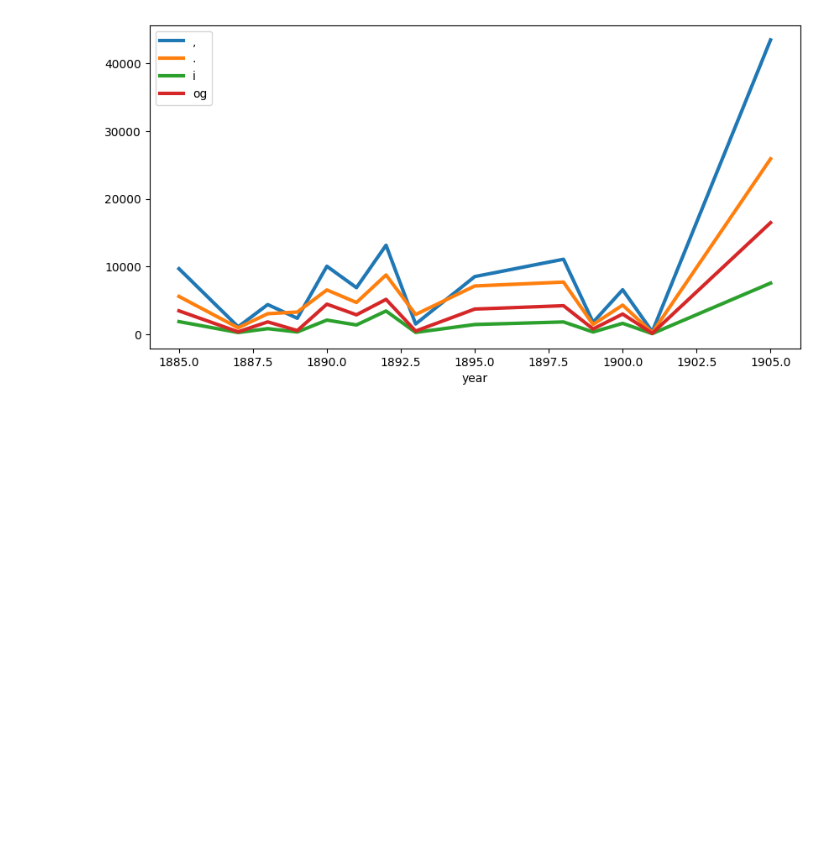
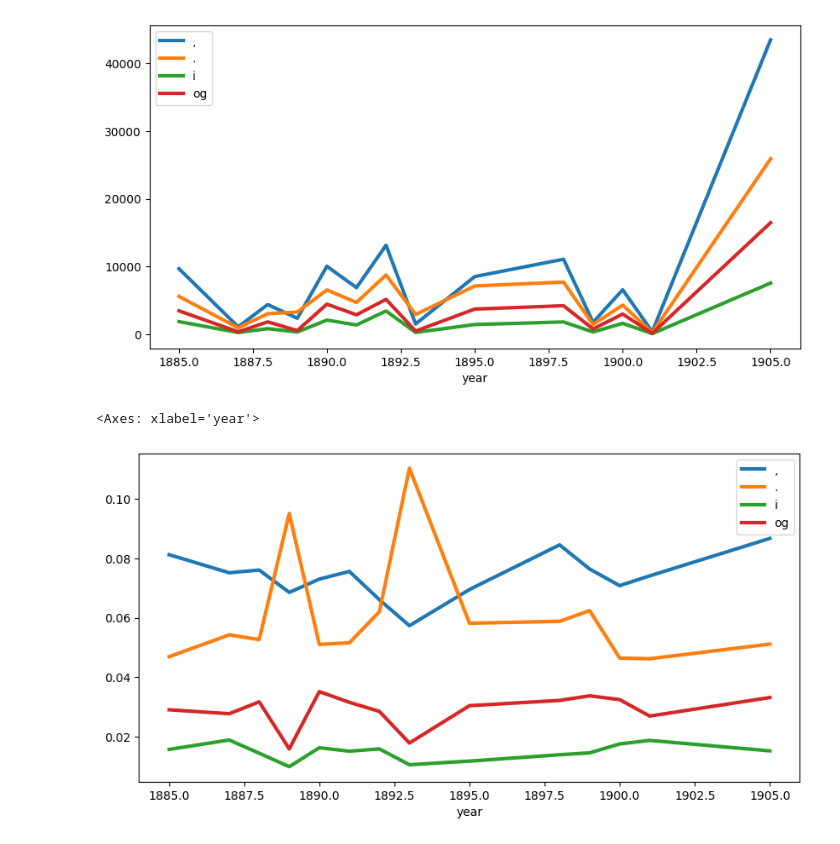
Before and after one commit to Yoonsen/Dhlab_code, a Jupyter notebook: test_tools.ipynb, the cells around one changed output. Saved outputs shown, nothing was run; the diff lists cells and outputs as text; code cells hidden in the pictures; blank space fills up the shorter version.

```diff
--- a/test_tools.ipynb
+++ b/test_tools.ipynb
@@ -61,3 +66,8 @@ imagination_ngram(c[c.authors.str.contains("Amalie")], ["og", "i", '.', ','], mo
 # %% [output]
 <Axes: xlabel='year'>
 [figure]
+# %%
+imagination_ngram(c[c.authors.str.contains("Amalie")], ["og", "i", '.', ','], mode='r').plot(figsize=(10,5), lw=3)
+# %% [output]
+<Axes: xlabel='year'>
+[figure, added]
```
Also changed, not shown: parts of 5 cells of this notebook, 1 other file.
